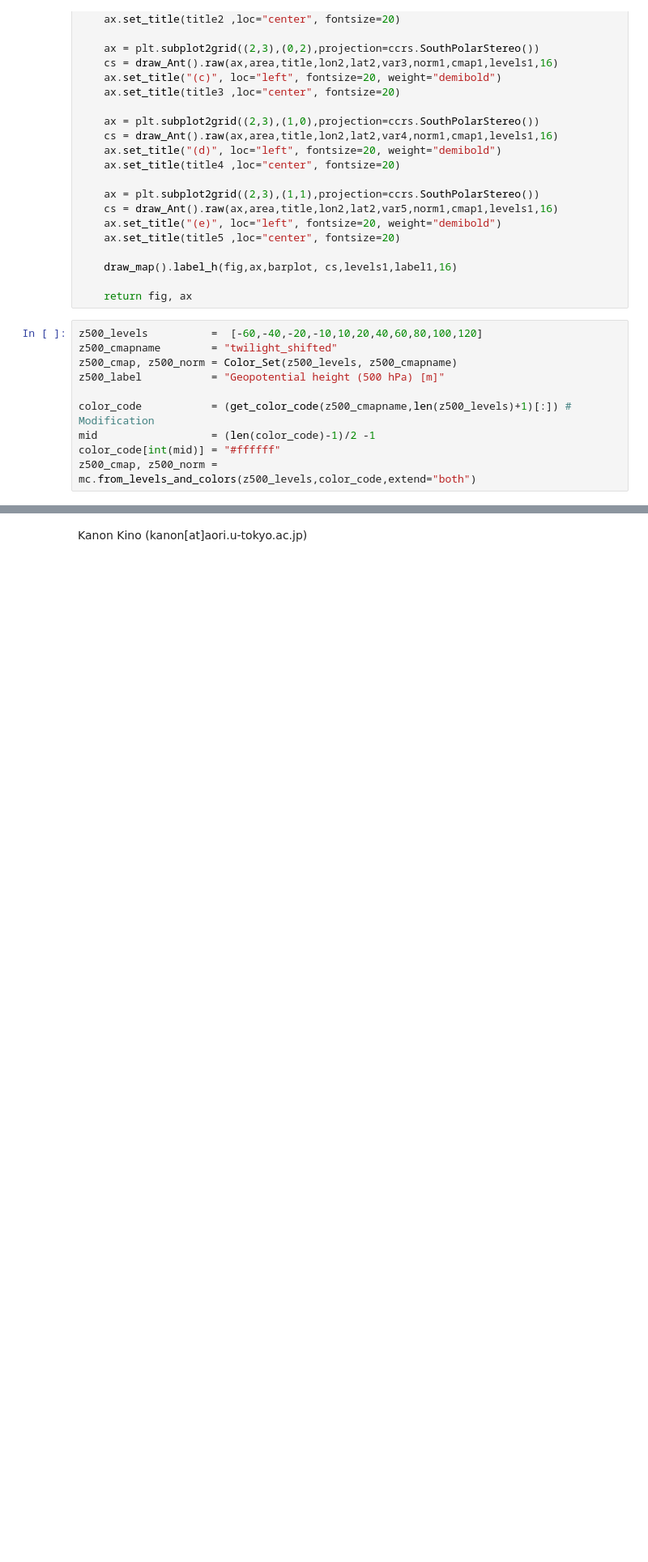
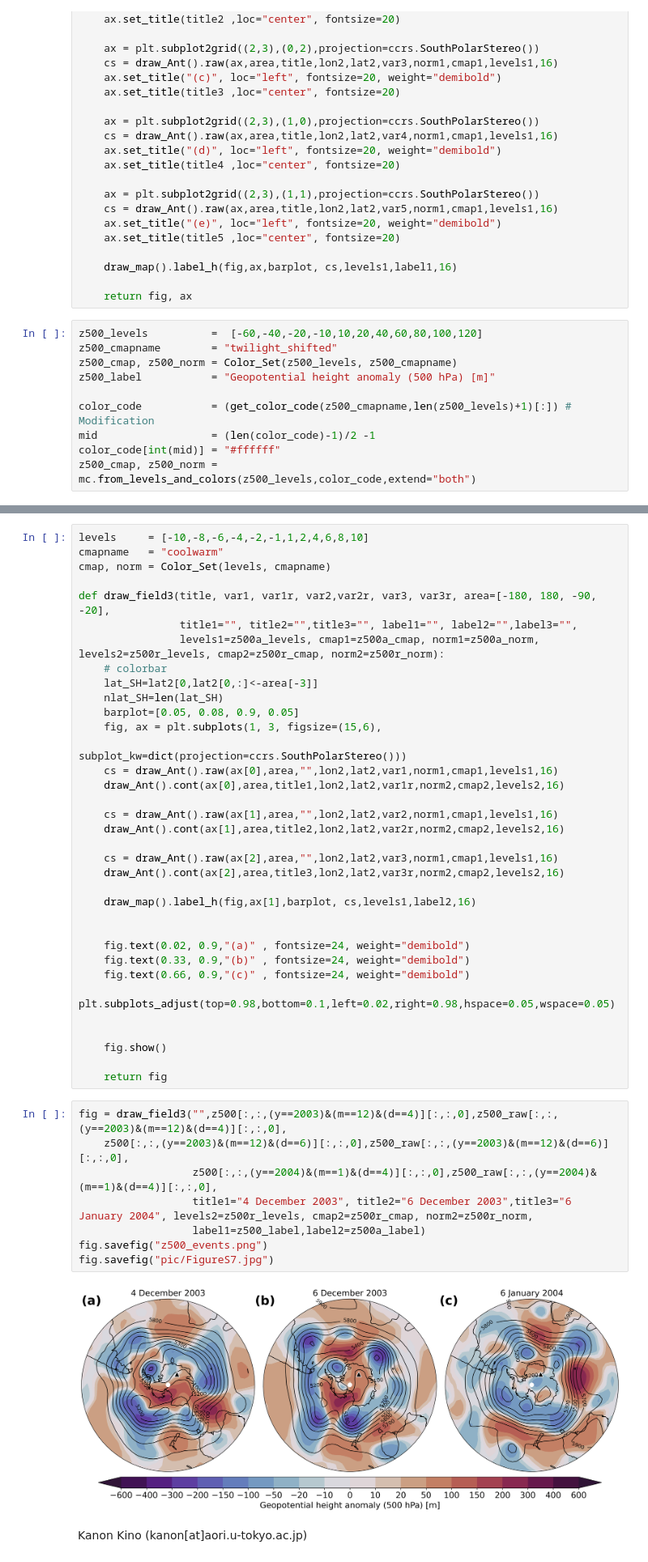
Before and after one commit to kanonundgigue/SAM_DomeFuji, a Jupyter notebook: z500_patterns.ipynb, the cells around one changed output, grey strips where cells are left out. Shown at 81% size. Cells and saved outputs as stored; diff of their text form; blank space fills up the shorter version.

```diff
--- a/z500_patterns.ipynb
+++ b/z500_patterns.ipynb
@@ -188,7 +204,7 @@ def draw_field5(var1,title1, var2, title2, var3, title3, var4, title4, var5, tit
 z500_levels          =  [-60,-40,-20,-10,10,20,40,60,80,100,120]
 z500_cmapname        = "twilight_shifted"
 z500_cmap, z500_norm = Color_Set(z500_levels, z500_cmapname)
-z500_label           = "Geopotential height (500 hPa) [m]"
+z500_label           = "Geopotential height anomaly (500 hPa) [m]"
 
 color_code           = (get_color_code(z500_cmapname,len(z500_levels)+1)[:]) # Modification
 mid                  = (len(color_code)-1)/2 -1
@@ -210,2 +239,47 @@ fig.savefig("pic/Figure4.jpg")
+# %%
+levels     = [-10,-8,-6,-4,-2,-1,1,2,4,6,8,10]
+cmapname   = "coolwarm"
+cmap, norm = Color_Set(levels, cmapname)
+
+def draw_field3(title, var1, var1r, var2,var2r, var3, var3r, area=[-180, 180, -90, -20],
+                title1="", title2="",title3="", label1="", label2="",label3="",
+                levels1=z500a_levels, cmap1=z500a_cmap, norm1=z500a_norm, levels2=z500r_levels, cmap2=z500r_cmap, norm2=z500r_norm):
+    # colorbar
+    lat_SH=lat2[0,lat2[0,:]<-area[-3]]
+    nlat_SH=len(lat_SH)
+    barplot=[0.05, 0.08, 0.9, 0.05]
+    fig, ax = plt.subplots(1, 3, figsize=(15,6),
+                                   subplot_kw=dict(projection=ccrs.SouthPolarStereo()))
+    cs = draw_Ant().raw(ax[0],area,"",lon2,lat2,var1,norm1,cmap1,levels1,16)
+    draw_Ant().cont(ax[0],area,title1,lon2,lat2,var1r,norm2,cmap2,levels2,16)
+
+    cs = draw_Ant().raw(ax[1],area,"",lon2,lat2,var2,norm1,cmap1,levels1,16)
+    draw_Ant().cont(ax[1],area,title2,lon2,lat2,var2r,norm2,cmap2,levels2,16)
+
+    cs = draw_Ant().raw(ax[2],area,"",lon2,lat2,var3,norm1,cmap1,levels1,16)
+    draw_Ant().cont(ax[2],area,title3,lon2,lat2,var3r,norm2,cmap2,levels2,16)
+
+    draw_map().label_h(fig,ax[1],barplot, cs,levels1,label2,16)
+
+
+    fig.text(0.02, 0.9,"(a)" , fontsize=24, weight="demibold")
+    fig.text(0.33, 0.9,"(b)" , fontsize=24, weight="demibold")
+    fig.text(0.66, 0.9,"(c)" , fontsize=24, weight="demibold")
+    plt.subplots_adjust(top=0.98,bottom=0.1,left=0.02,right=0.98,hspace=0.05,wspace=0.05)
+
+
+    fig.show()
+
+    return fig
+# %%
+fig = draw_field3("",z500[:,:,(y==2003)&(m==12)&(d==4)][:,:,0],z500_raw[:,:,(y==2003)&(m==12)&(d==4)][:,:,0],
+    z500[:,:,(y==2003)&(m==12)&(d==6)][:,:,0],z500_raw[:,:,(y==2003)&(m==12)&(d==6)][:,:,0],
+                  z500[:,:,(y==2004)&(m==1)&(d==4)][:,:,0],z500_raw[:,:,(y==2004)&(m==1)&(d==4)][:,:,0],
+                  title1="4 December 2003", title2="6 December 2003",title3="6 January 2004", levels2=z500r_levels, cmap2=z500r_cmap, norm2=z500r_norm,
+                  label1=z500_label,label2=z500a_label)
+fig.savefig("z500_events.png")
+fig.savefig("pic/FigureS7.jpg")
+# %% [output]
+[figure, added]
 # %% [markdown]
 Kanon Kino (kanon[at]aori.u-tokyo.ac.jp)
```
Also changed, not shown: parts of 5 cells of this notebook, 26 other files.
